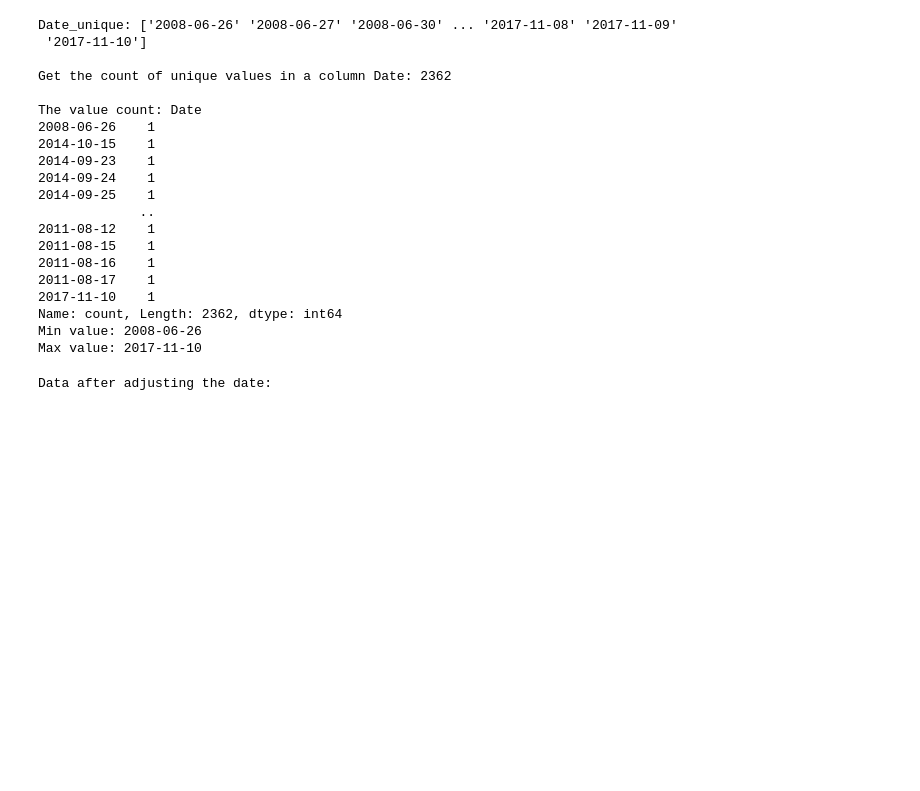
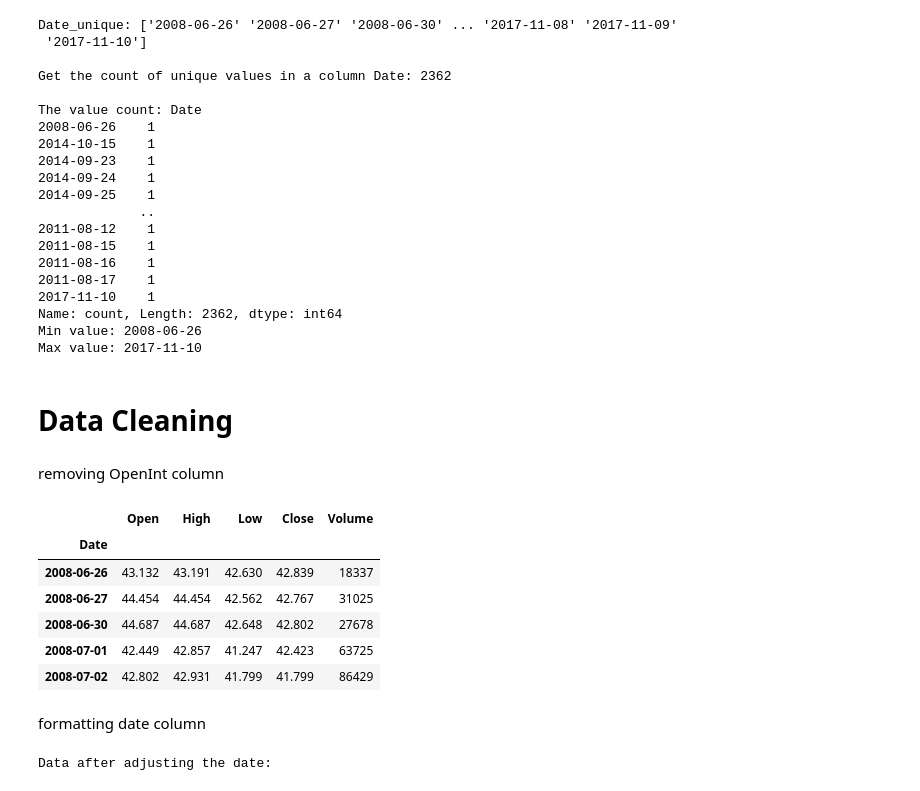
Before and after one commit to qazalarabali/ETF_EDA_Visualization, a Jupyter notebook: Index ETFs/VT/VT_EDA.ipynb, the cells around one changed output. Cells and saved outputs as stored; diff of their text form; code cells hidden in the pictures; blank space fills up the shorter version.

```diff
--- a/Index ETFs/VT/VT_EDA.ipynb
+++ b/Index ETFs/VT/VT_EDA.ipynb
@@ -302,6 +293,24 @@ The value count: Date
 Name: count, Length: 2362, dtype: int64
 Min value: 2008-06-26
 Max value: 2017-11-10
+# %% [markdown]
+# Data Cleaning
+# %% [markdown]
+removing OpenInt column
+# %%
+df = df.drop(['OpenInt'], axis=1)
+
+df.head()
+# %% [output]
+|  | Open | High | Low | Close | Volume |
+| Date |  |  |  |  |  |
+| 2008-06-26 | 43.132 | 43.191 | 42.630 | 42.839 | 18337 |
+| 2008-06-27 | 44.454 | 44.454 | 42.562 | 42.767 | 31025 |
+| 2008-06-30 | 44.687 | 44.687 | 42.648 | 42.802 | 27678 |
+| 2008-07-01 | 42.449 | 42.857 | 41.247 | 42.423 | 63725 |
+| 2008-07-02 | 42.802 | 42.931 | 41.799 | 41.799 | 86429 |
+# %% [markdown]
+formatting date column
 # %%
 # Convert the 'Date' column to datetime format
 df['Date'] = pd.to_datetime(df['Date'])
```
Also changed, not shown: parts of 19 cells of this notebook.
